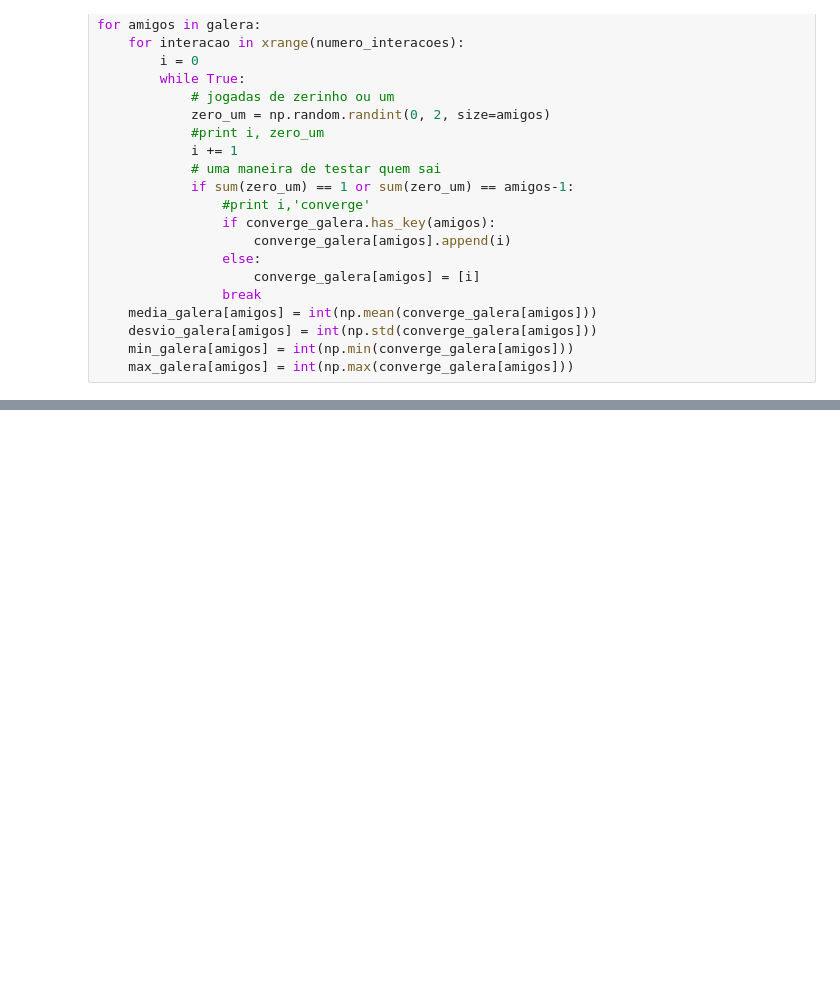
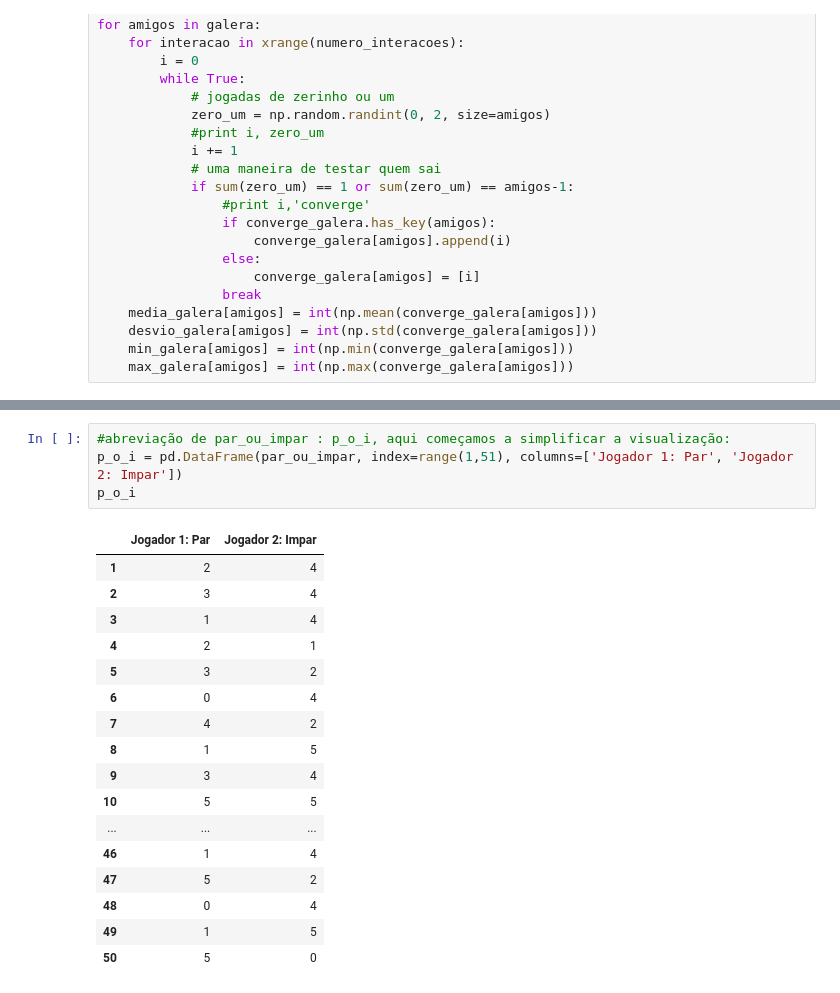
Before and after one commit to ricardogando/brincadeiras, a Jupyter notebook: zezinho.ipynb, the cells around one changed output, grey strips where cells are left out. Cells and saved outputs as stored; diff of their text form; blank space fills up the shorter version.

```diff
--- a/zezinho.ipynb
+++ b/zezinho.ipynb
@@ -151,0 +182,22 @@ plt.ylabel('Numero de Jogadas')
+# %%
+#abreviação de par_ou_impar : p_o_i, aqui começamos a simplificar a visualização:
+p_o_i = pd.DataFrame(par_ou_impar, index=range(1,51), columns=['Jogador 1: Par', 'Jogador 2: Impar'])
+p_o_i
+# %% [output]
+|  | Jogador 1: Par | Jogador 2: Impar |
+| 1 | 2 | 4 |
+| 2 | 3 | 4 |
+| 3 | 1 | 4 |
+| 4 | 2 | 1 |
+| 5 | 3 | 2 |
+| 6 | 0 | 4 |
+| 7 | 4 | 2 |
+| 8 | 1 | 5 |
+| 9 | 3 | 4 |
+| 10 | 5 | 5 |
+| ... | ... | ... |
+| 46 | 1 | 4 |
+| 47 | 5 | 2 |
+| 48 | 0 | 4 |
+| 49 | 1 | 5 |
+| 50 | 5 | 0 |
```
Also changed, not shown: parts of 11 cells of this notebook.
